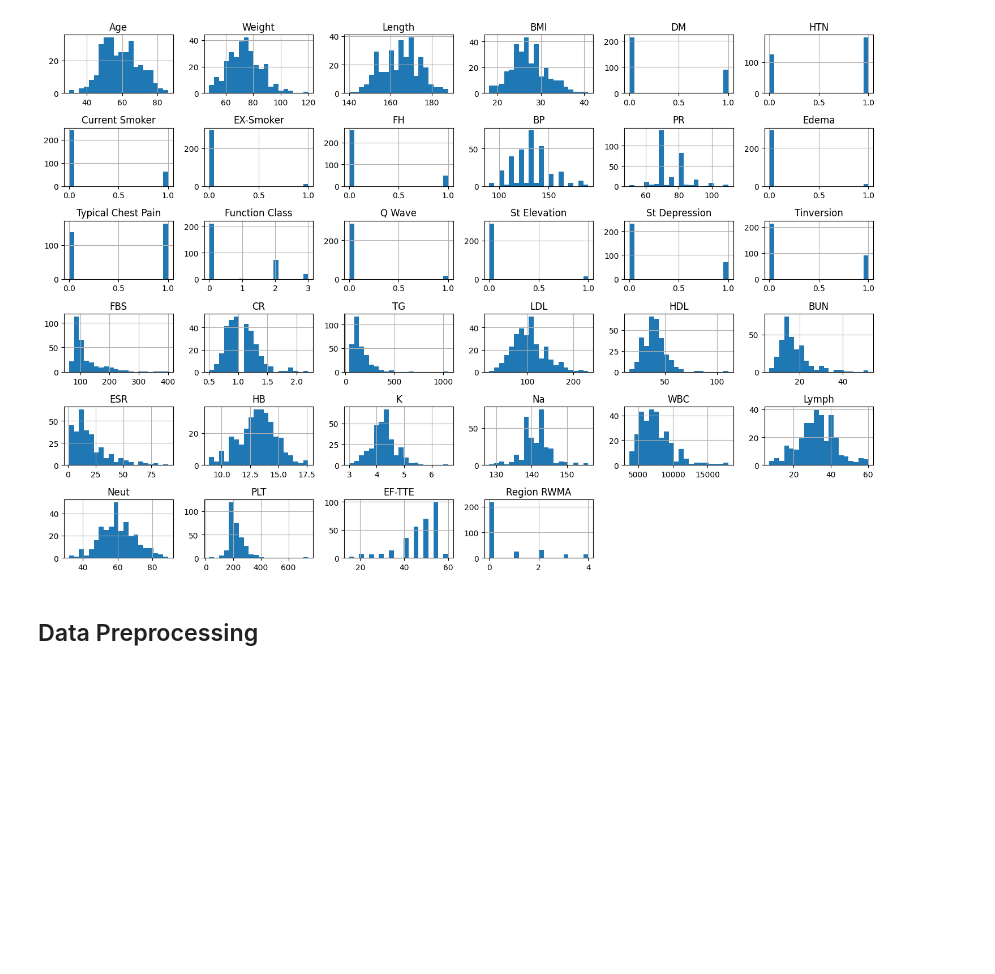
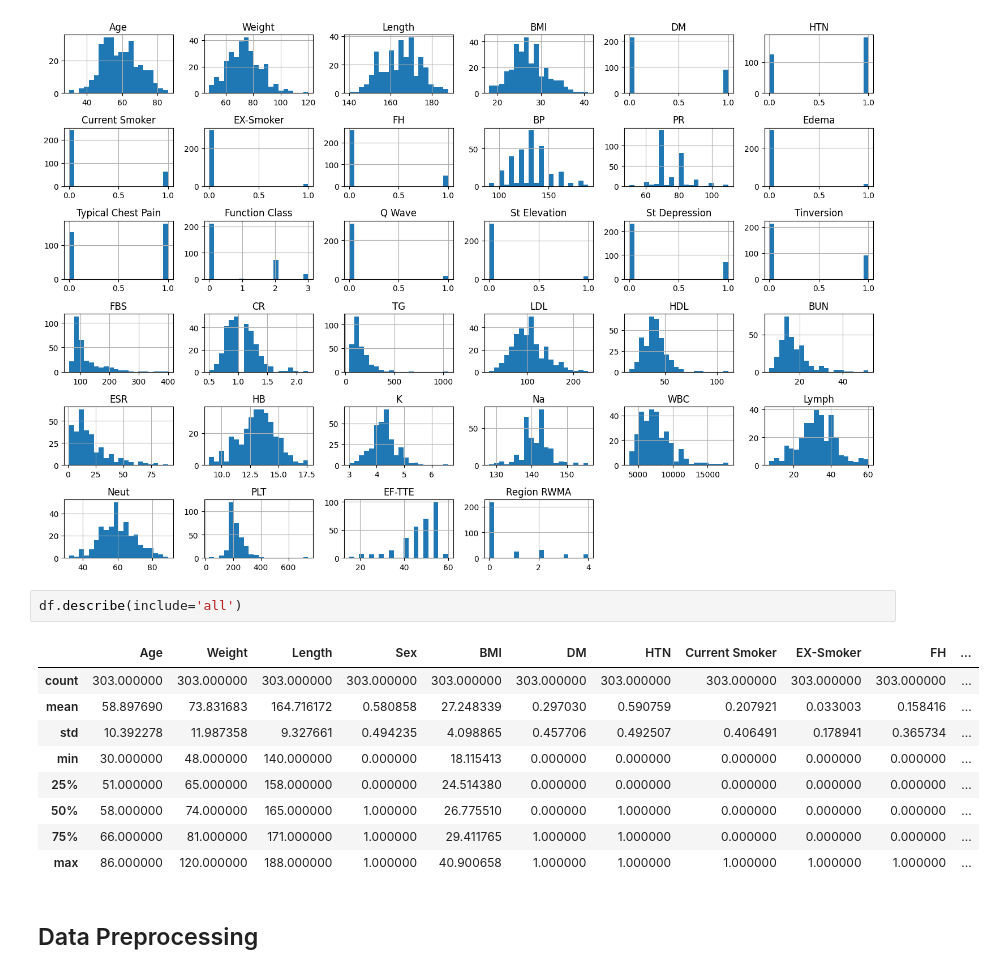
Before and after one commit to Ardavaa/matkul-machine_learning, a Jupyter notebook: 5_tugas_besar/main.ipynb, the cells around one changed output. Saved outputs shown, nothing was run; the diff lists cells and outputs as text; blank space fills up the shorter version.

```diff
--- a/5_tugas_besar/main.ipynb
+++ b/5_tugas_besar/main.ipynb
@@ -73,6 +80,18 @@ plt.title('Histogram data numerik')
 plt.show()
 # %% [output]
 [figure]
+# %%
+df.describe(include='all')
+# %% [output]
+|  | Age | Weight | Length | Sex | BMI | DM | HTN | Current Smoker | EX-Smoker | FH | ... |
+| count | 303.000000 | 303.000000 | 303.000000 | 303.000000 | 303.000000 | 303.000000 | 303.000000 | 303.000000 | 303.000000 | 303.000000 | ... |
+| mean | 58.897690 | 73.831683 | 164.716172 | 0.580858 | 27.248339 | 0.297030 | 0.590759 | 0.207921 | 0.033003 | 0.158416 | ... |
+| std | 10.392278 | 11.987358 | 9.327661 | 0.494235 | 4.098865 | 0.457706 | 0.492507 | 0.406491 | 0.178941 | 0.365734 | ... |
+| min | 30.000000 | 48.000000 | 140.000000 | 0.000000 | 18.115413 | 0.000000 | 0.000000 | 0.000000 | 0.000000 | 0.000000 | ... |
+| 25% | 51.000000 | 65.000000 | 158.000000 | 0.000000 | 24.514380 | 0.000000 | 0.000000 | 0.000000 | 0.000000 | 0.000000 | ... |
+| 50% | 58.000000 | 74.000000 | 165.000000 | 1.000000 | 26.775510 | 0.000000 | 1.000000 | 0.000000 | 0.000000 | 0.000000 | ... |
+| 75% | 66.000000 | 81.000000 | 171.000000 | 1.000000 | 29.411765 | 1.000000 | 1.000000 | 0.000000 | 0.000000 | 0.000000 | ... |
+| max | 86.000000 | 120.000000 | 188.000000 | 1.000000 | 40.900658 | 1.000000 | 1.000000 | 1.000000 | 1.000000 | 1.000000 | ... |
 # %% [markdown]
 ## Data Preprocessing
 # %%
```
Also changed, not shown: parts of 16 cells of this notebook.
